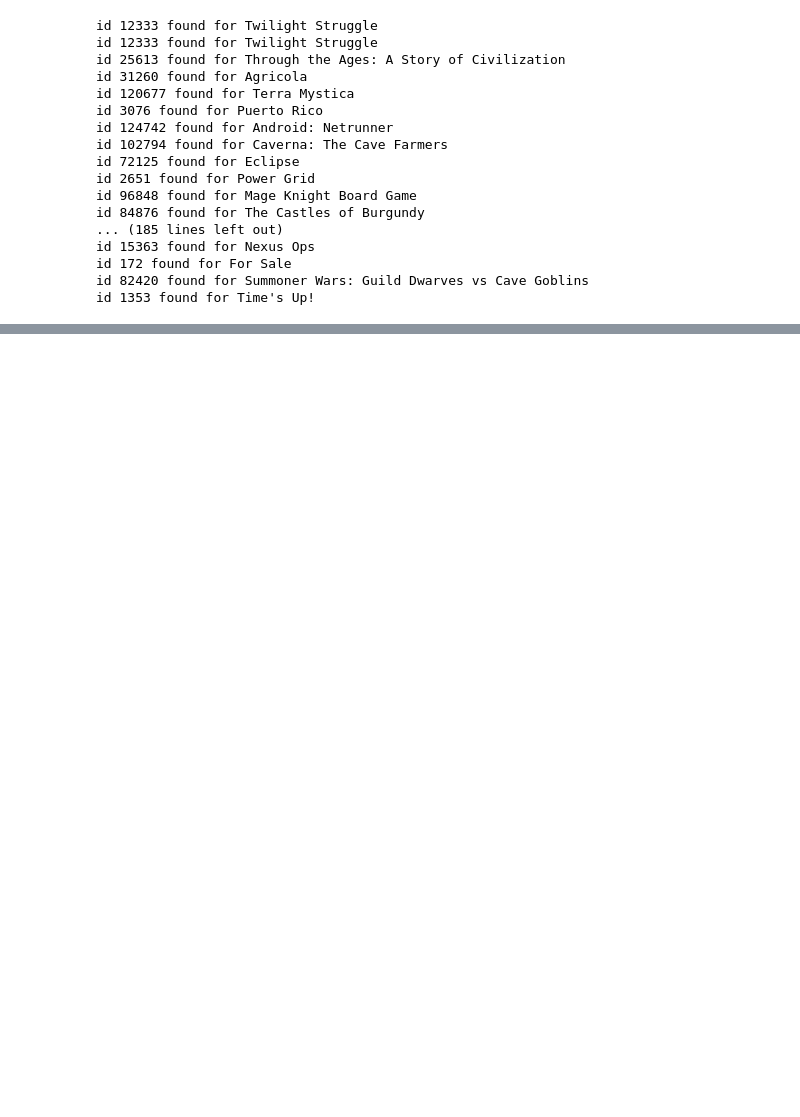
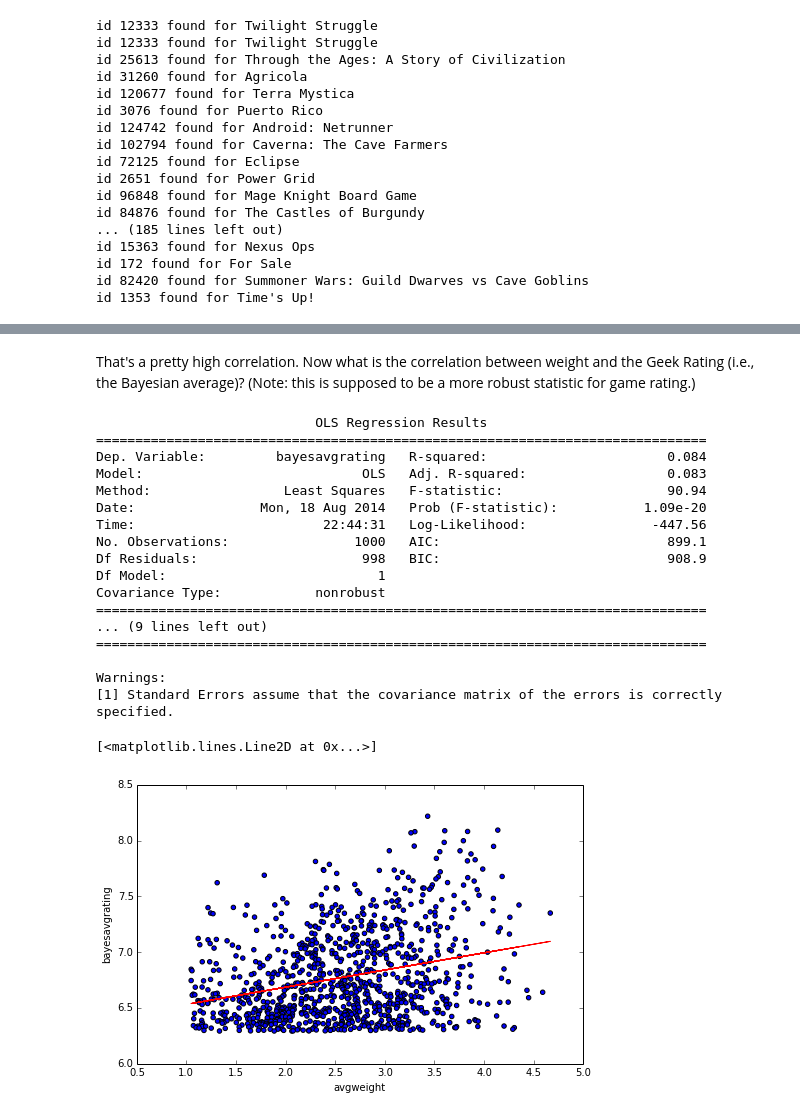
Before and after one commit to nicodv/research, a Jupyter notebook: BGG Top 1000 Reanalyzed.ipynb, the cells around one changed output, grey strips where cells are left out. Saved outputs shown, nothing was run; the diff lists cells and outputs as text; code cells hidden in the pictures; blank space fills up the shorter version.

```diff
--- a/BGG Top 1000 Reanalyzed.ipynb
+++ b/BGG Top 1000 Reanalyzed.ipynb
@@ -159,0 +227,39 @@ perform_analysis(gamedata)
+# %% [markdown]
+That's a pretty high correlation. Now what is the correlation between weight and the Geek Rating (i.e., the Bayesian average)? (Note: this is supposed to be a more robust statistic for game rating.)
+# %%
+y = gamedata.bayesavgrating
+x = gamedata[['intercept', 'avgweight']]
+
+regress = sm.OLS(y, x).fit()
+print(regress.summary())
+bavgparams = regress.params
+
+gamedata['orig_rank'] = gamedata.index + 1
+gamedata['wmodel'] = bavgparams['intercept'] + bavgparams['avgweight'] * gamedata.avgweight
+
+fig = plt.figure(figsize=(8,5))
+ax = plt.gca()
+ax.set_xlabel('avgweight')
+ax.set_ylabel('bayesavgrating')
+plt.scatter(gamedata.avgweight, gamedata.bayesavgrating)
+plt.plot(gamedata.avgweight, gamedata.wmodel, 'r-')
+# %% [output]
+                            OLS Regression Results
+==============================================================================
+Dep. Variable:         bayesavgrating   R-squared:                       0.084
+Model:                            OLS   Adj. R-squared:                  0.083
+Method:                 Least Squares   F-statistic:                     90.94
+Date:                Mon, 18 Aug 2014   Prob (F-statistic):           1.09e-20
+Time:                        22:44:31   Log-Likelihood:                -447.56
+No. Observations:                1000   AIC:                             899.1
+Df Residuals:                     998   BIC:                             908.9
+Df Model:                           1
+Covariance Type:            nonrobust
+==============================================================================
+... (9 lines left out)
+==============================================================================
+
+Warnings:
+[1] Standard Errors assume that the covariance matrix of the errors is correctly specified.
+[<matplotlib.lines.Line2D at 0x...>]
+[figure, added]
```
Also changed, not shown: parts of 23 cells of this notebook.
